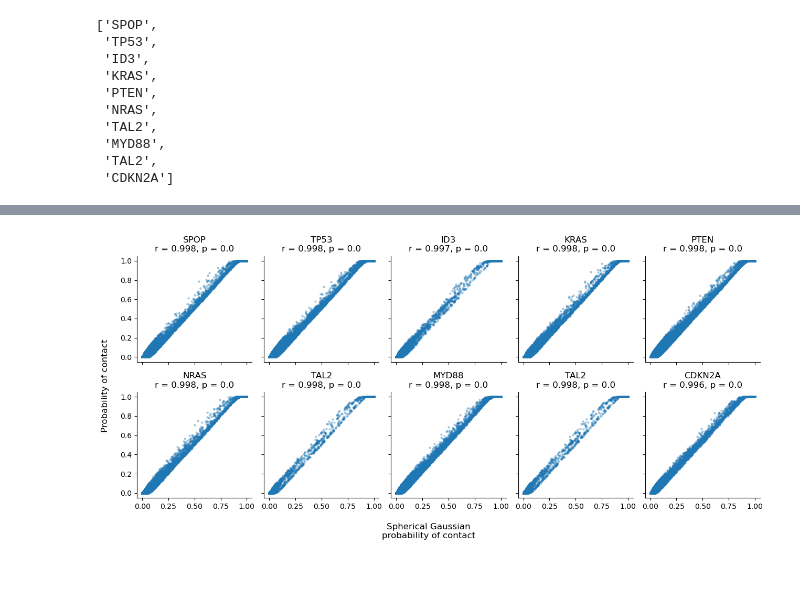
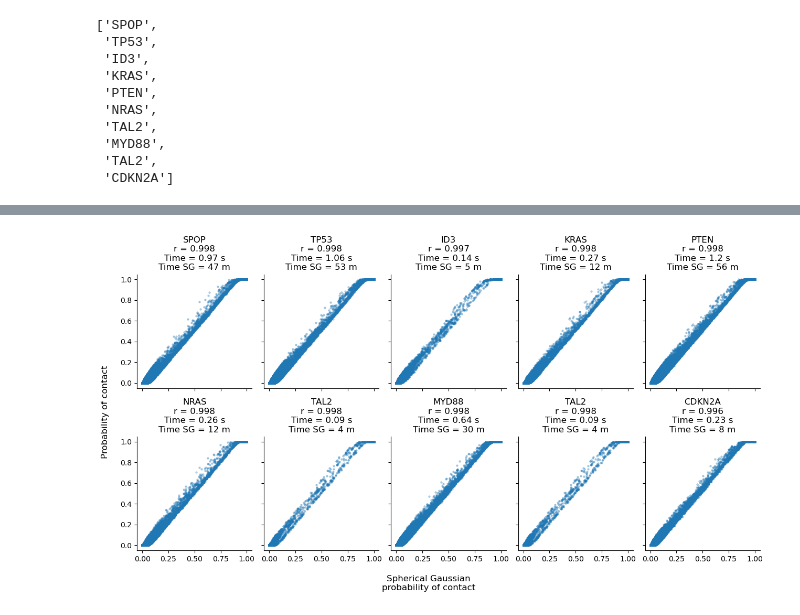
Before and after one commit to bbglab/oncodrive3d_paper, a Jupyter notebook: review_01/alt_pcmap_analysis/spherical_gaussian.ipynb, the cells around one changed output, grey strips where cells are left out. Saved outputs shown, nothing was run; the diff lists cells and outputs as text; code cells hidden in the pictures; blank space fills up the shorter version.

```diff
--- a/review_01/alt_pcmap_analysis/spherical_gaussian.ipynb
+++ b/review_01/alt_pcmap_analysis/spherical_gaussian.ipynb
@@ -264,7 +264,7 @@ def compare_pcmaps(gene, seq_df, dataset_dir):
     t2 = time.perf_counter()
     pcmap_alt = get_prob_cmap_alt(pdb, pae)
     t3 = time.perf_counter()
-    elapsed_min_alt = (t2 - t3) / 60.0
+    elapsed_min_alt = (t3 - t2) / 60.0
 
     corr, pval = pearsonr(pcmap.flatten(), pcmap_alt.flatten())
 
@@ -398,31 +410,31 @@ for gene in genes:
 # %%
 import numpy as np
 import matplotlib.pyplot as plt
 
-fig, axes = plt.subplots(2, 5, figsize=(13, 6), sharex=True, sharey=True)
+fig, axes = plt.subplots(2, 5, figsize=(13, 7), sharex=True, sharey=True)
 axes = axes.flatten()
 
 for ax, gene in zip(axes, genes):
 
     corr, min_default, min_alt = df[df["Gene"] == gene][["Corr", "Minutes_default", "Minutes_alt"]].values[0]
     arr1 = pcmaps[gene]["pCMAP"].flatten()
     arr2 = pcmaps[gene]["Alt_pCMAP"].flatten()
 
     # arr1 = (arr1 > 0.5).astype(float)
     # arr2 = (arr2 > 0.5).astype(float)
 
     ax.scatter(arr2, arr1, alpha=0.3, s=5)
-    ax.set_title(f"{gene}\nr = {corr:.3f}\nTime = {np.round(min_default, 5)} m\nTime SG = {np.round(min_alt)} m")
+    ax.set_title(f"{gene}\nr = {corr:.3f}\nTime = {np.round(min_default * 60, 2)} s\nTime SG = {int(np.round(min_alt))} m")
 
     ax.spines['top'].set_visible(False)
     ax.spines['right'].set_visible(False)
 
     # ax.set_xlabel("pCMAP")
     # ax.set_ylabel("Alt_pCMAP")
     fig.supxlabel("Spherical Gaussian\nprobability of contact")
     fig.supylabel("Probability of contact\n")
 
 plt.tight_layout()
 plt.show()
 # %% [output]
-[figure, old version]
+[figure, new version]
```
Also changed, not shown: parts of 4 cells of this notebook.
